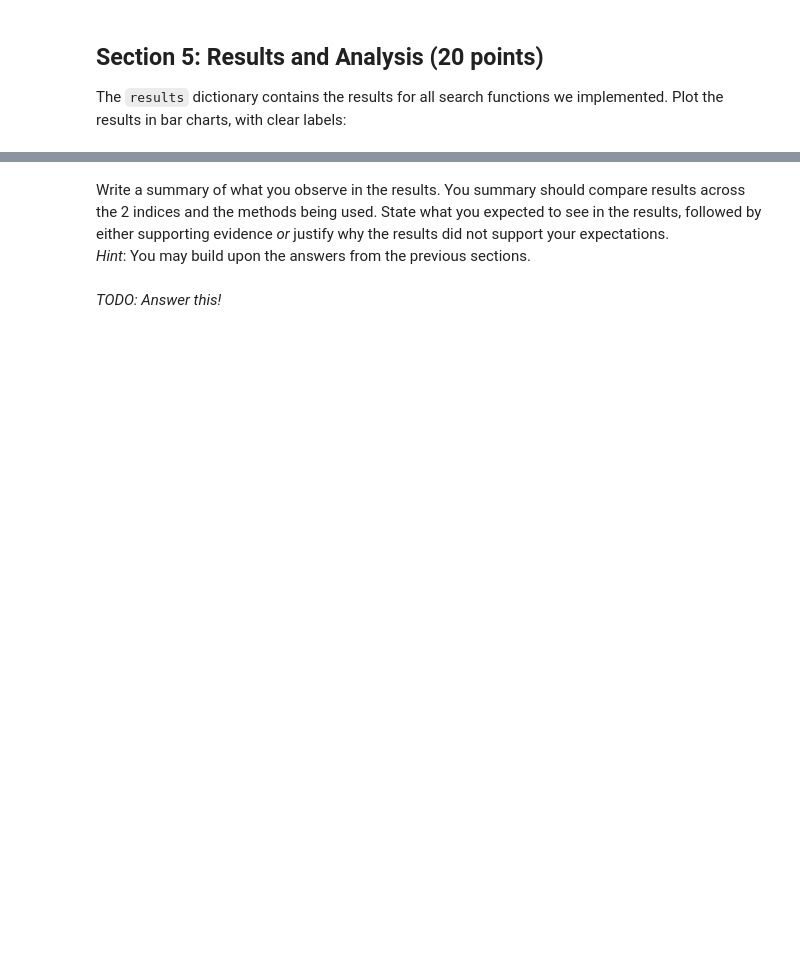
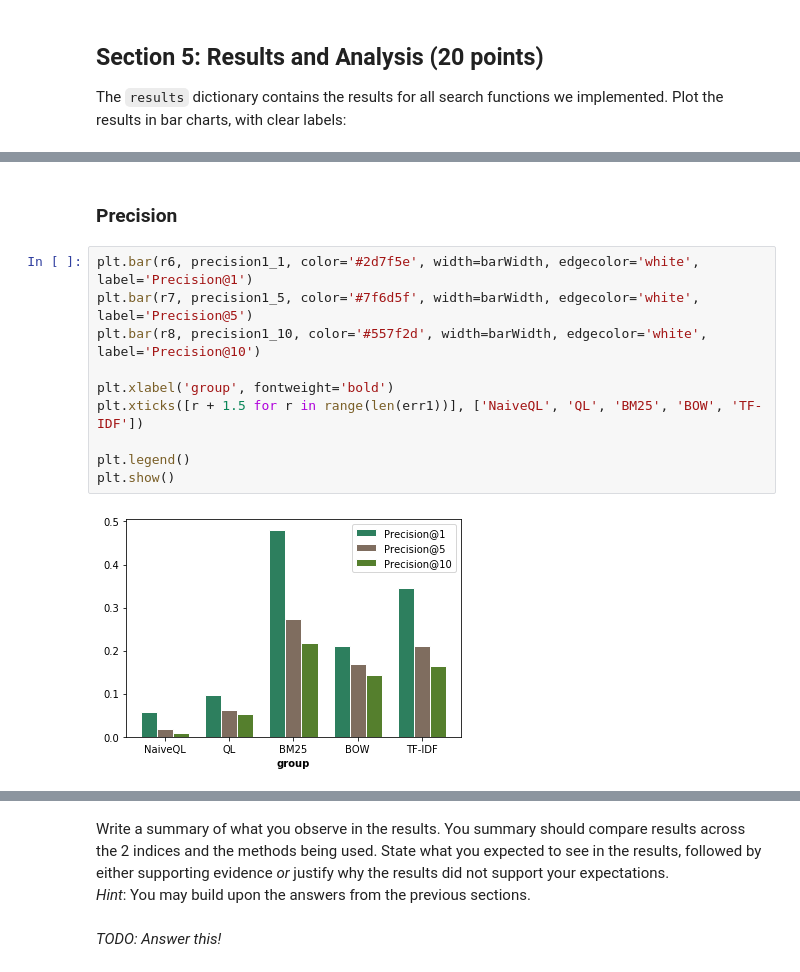
Before and after one commit to Sasafrass/IR1, a Jupyter notebook: HW1/12854794_12876658_12675326.ipynb, the cells around one changed output, grey strips where cells are left out. Cells and saved outputs as stored; diff of their text form; blank space fills up the shorter version.

```diff
--- a/HW1/12854794_12876658_12675326.ipynb
+++ b/HW1/12854794_12876658_12675326.ipynb
@@ -1312,0 +1342,14 @@ The `results` dictionary contains the results for all search functions we implem
+# %% [markdown]
+### Precision
+# %%
+plt.bar(r6, precision1_1, color='#2d7f5e', width=barWidth, edgecolor='white', label='Precision@1')
+plt.bar(r7, precision1_5, color='#7f6d5f', width=barWidth, edgecolor='white', label='Precision@5')
+plt.bar(r8, precision1_10, color='#557f2d', width=barWidth, edgecolor='white', label='Precision@10')
+
+plt.xlabel('group', fontweight='bold')
+plt.xticks([r + 1.5 for r in range(len(err1))], ['NaiveQL', 'QL', 'BM25', 'BOW', 'TF-IDF'])
+
+plt.legend()
+plt.show()
+# %% [output]
+[figure, added]
```
Also changed, not shown: parts of 23 cells of this notebook.
